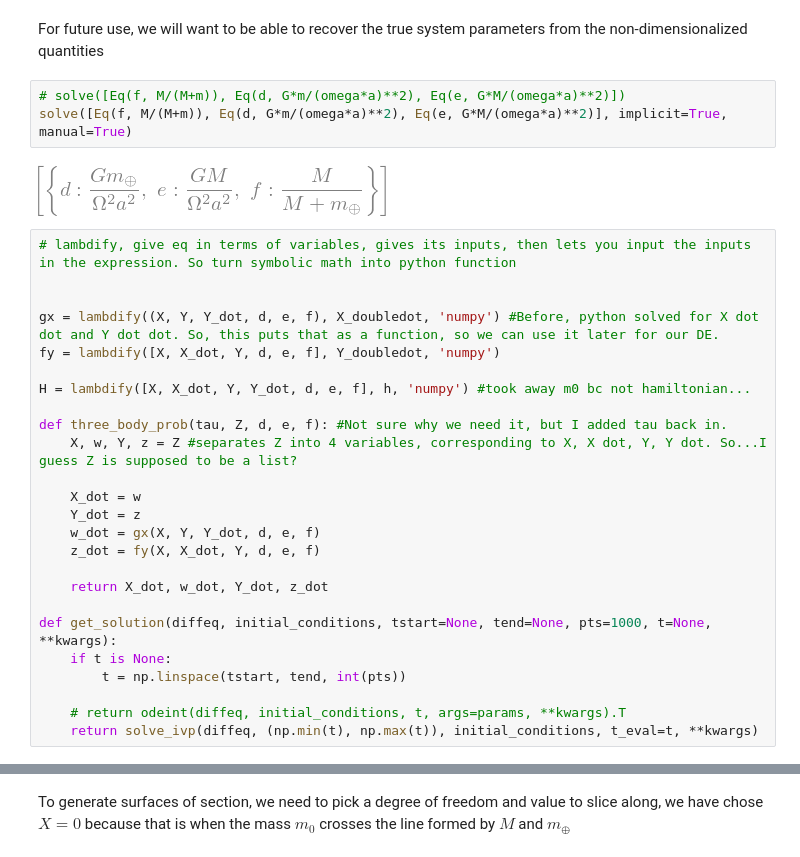
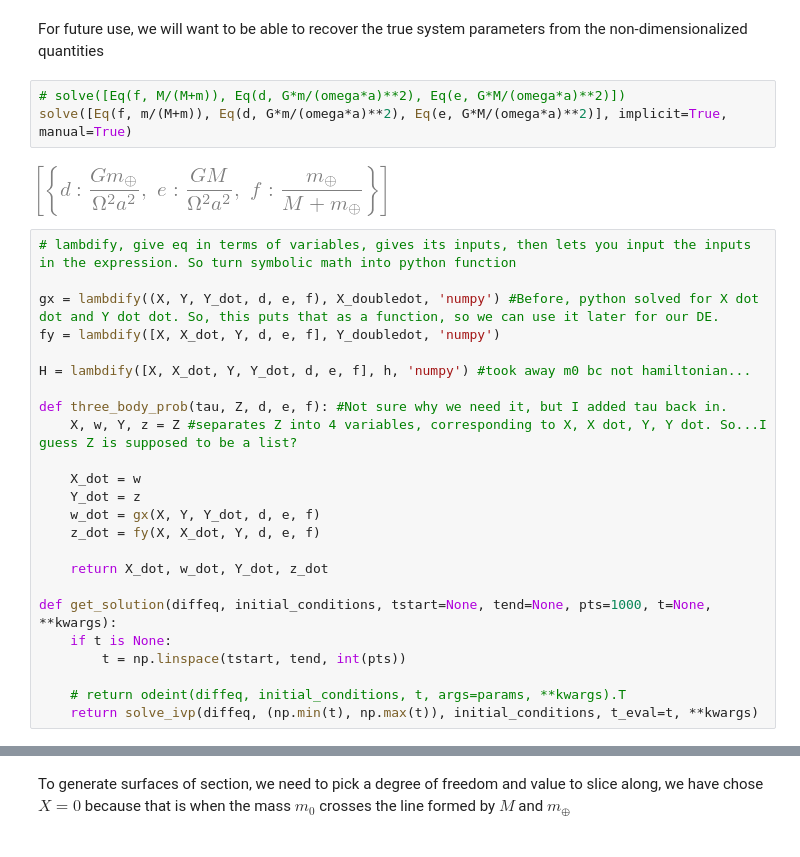
Before and after one commit to kavidey/PHYS111, a Jupyter notebook: computational_project/Stationary_frame_3.ipynb, the cells around one changed output, grey strips where cells are left out. Drawn from its saved outputs; the diff is of its cells as text.

```diff
--- a/computational_project/Stationary_frame_3.ipynb
+++ b/computational_project/Stationary_frame_3.ipynb
@@ -118,12 +123,11 @@ pprint_eqn(h=h)
 For future use, we will want to be able to recover the true system parameters from the non-dimensionalized quantities
 # %%
 # solve([Eq(f, M/(M+m)), Eq(d, G*m/(omega*a)**2), Eq(e, G*M/(omega*a)**2)])
-solve([Eq(f, M/(M+m)), Eq(d, G*m/(omega*a)**2), Eq(e, G*M/(omega*a)**2)], implicit=True, manual=True)
+solve([Eq(f, m/(M+m)), Eq(d, G*m/(omega*a)**2), Eq(e, G*M/(omega*a)**2)], implicit=True, manual=True)
 # %% [output]
-[figure, old version]
+[figure, new version]
 # %%
 # lambdify, give eq in terms of variables, gives its inputs, then lets you input the inputs in the expression. So turn symbolic math into python function
-
 
 gx = lambdify((X, Y, Y_dot, d, e, f), X_doubledot, 'numpy') #Before, python solved for X dot dot and Y dot dot. So, this puts that as a function, so we can use it later for our DE.
 fy = lambdify([X, X_dot, Y, d, e, f], Y_doubledot, 'numpy')
```
Also changed, not shown: parts of 7 cells of this notebook.
